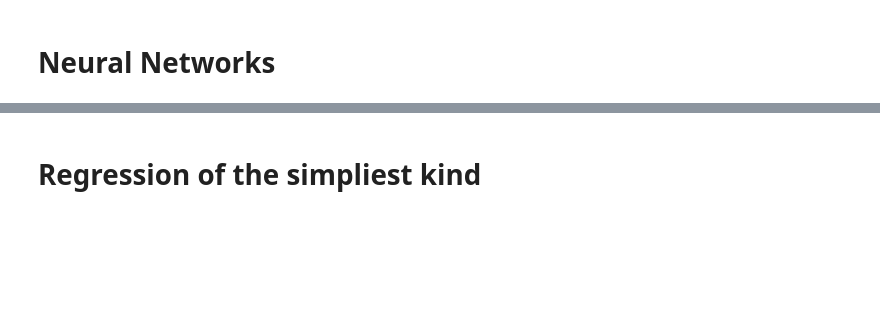
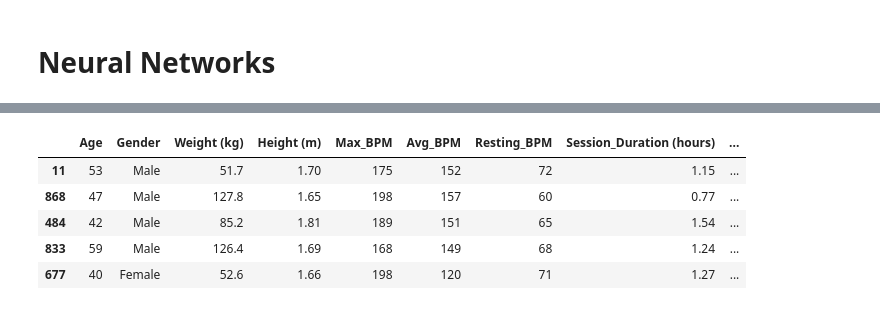
Before and after one commit to zanedotmp4/mid-terms, a Jupyter notebook: mid term pre workout.ipynb, the cells around one changed output, grey strips where cells are left out. Cells and saved outputs as stored; diff of their text form; code cells hidden in the pictures; blank space fills up the shorter version.

```diff
--- a/mid term pre workout.ipynb
+++ b/mid term pre workout.ipynb
@@ -64,2 +13,0 @@ rules[['antecedents', 'consequents', 'support', 'confidence', 'lift']].head(5)
-# %% [markdown]
-# Regression of the simpliest kind
@@ -91,0 +14,10 @@ predict_df_expo = ridership_lm_poly.predict(valid_df)
+# %%
+df = pd.read_csv('gym_members_exercise_tracking.csv')
+df.sample(5)
+# %% [output]
+|  | Age | Gender | Weight (kg) | Height (m) | Max_BPM | Avg_BPM | Resting_BPM | Session_Duration (hours) | ... |
+| 11 | 53 | Male | 51.7 | 1.70 | 175 | 152 | 72 | 1.15 | ... |
+| 868 | 47 | Male | 127.8 | 1.65 | 198 | 157 | 60 | 0.77 | ... |
+| 484 | 42 | Male | 85.2 | 1.81 | 189 | 151 | 65 | 1.54 | ... |
+| 833 | 59 | Male | 126.4 | 1.69 | 168 | 149 | 68 | 1.24 | ... |
+| 677 | 40 | Female | 52.6 | 1.66 | 198 | 120 | 71 | 1.27 | ... |
```
Also changed, not shown: parts of 38 cells of this notebook, 1 other file.
